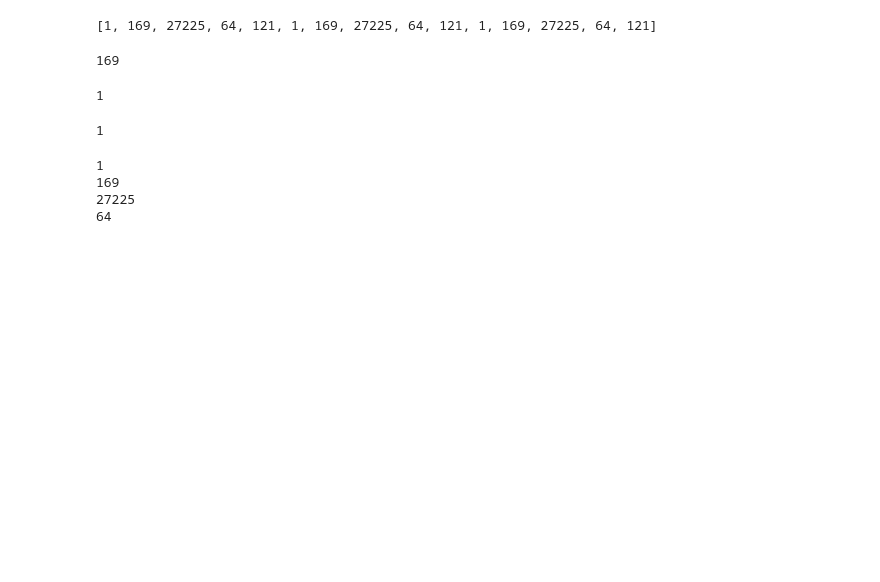
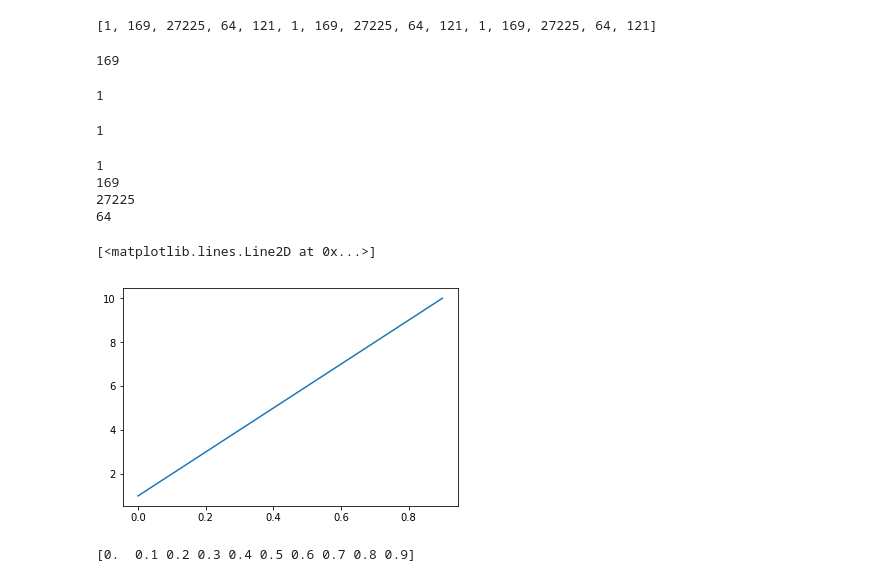
Before and after one commit to MTTCAM003/MTTCAM003, a Jupyter notebook: Python Class 2.ipynb, the cells around one changed output. Cells and saved outputs as stored; diff of their text form; code cells hidden in the pictures; blank space fills up the shorter version.

```diff
--- a/Python Class 2.ipynb
+++ b/Python Class 2.ipynb
@@ -182,0 +190,15 @@ for i in range(0,4):
+# %%
+a = np.arange(0.0,1.0,0.1)
+b = [1,2,3,4,5,6,7,8,9,10]
+
+plt.plot(a,b)
+
+#Start point, end point, step values we want it to take
+#Both variables must work out to have the same number of values so we can see the relationship
+# %% [output]
+[<matplotlib.lines.Line2D at 0x...>]
+[figure, added]
+# %%
+print(a)
+# %% [output]
+[0.  0.1 0.2 0.3 0.4 0.5 0.6 0.7 0.8 0.9]
```
Also changed, not shown: parts of 4 cells of this notebook.
